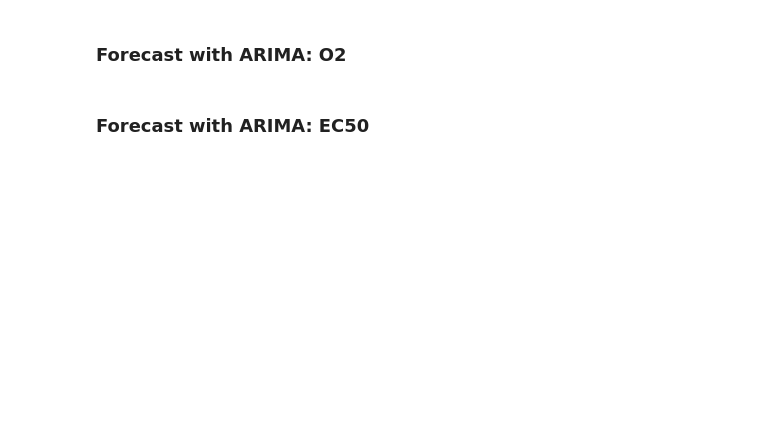
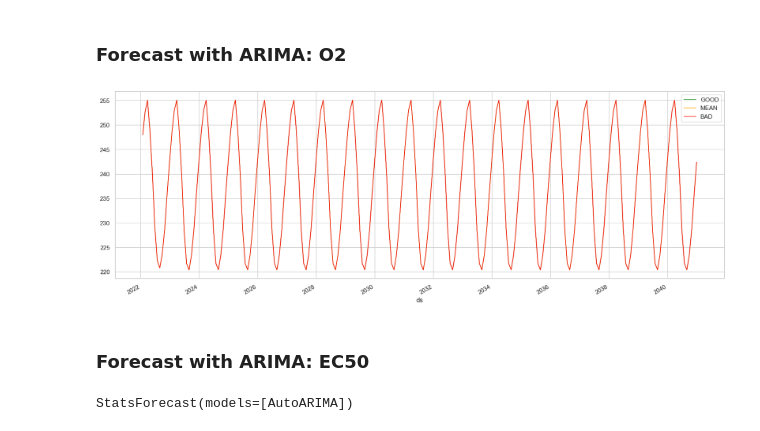
Before and after one commit to scatenag/climate_change_on_sea_urchins, a Jupyter notebook: analysis.ipynb, the cells around one changed output. Drawn from its saved outputs; the diff is of its cells as text; code cells hidden in the pictures; blank space fills up the shorter version.

```diff
--- a/analysis.ipynb
+++ b/analysis.ipynb
@@ -867,7 +867,7 @@ dtype: object
 import numpy as np
 import pandas as pd
 dataset = pd.DataFrame()
-forecast_dates = np.arange(np.datetime64("2023-01-01"), np.datetime64("2042-01-01"),  np.timedelta64(1, 'M'),  dtype='datetime64[M]')
+forecast_dates = np.arange(np.datetime64("2026-01-01"), np.datetime64("2042-01-01"),  np.timedelta64(1, 'M'),  dtype='datetime64[M]')
 dataset["Datetime"] = pd.to_datetime(forecast_dates)
 dataset["O2"] =  data_mean["O2"]
 dataset["CO2"] =  data_mean["CO2"]
@@ -1030,9 +1030,9 @@ Y_df_woEC50 = pd.DataFrame({'unique_id': np.ones(len(df)),
                      })
 
 Y_df_full = Y_df_full.rename(columns={'CO2': 'y'})
-Y_train_df = Y_df_full[Y_df_full.ds<='2022-01-01']
-Y_train_df_woEC50 = Y_df[Y_df_full.ds<='2022-01-01']
-Y_test_df_woEC50 = Y_df[Y_df_full.ds>'2022-01-01']
+Y_train_df = Y_df_full[Y_df_full.ds<='2025-12-31']
+Y_train_df_woEC50 = Y_df[Y_df_full.ds<='2025-12-31']
+Y_test_df_woEC50 = Y_df[Y_df_full.ds>'2025-12-31']
 
 scenario_bad = pd.DataFrame({'unique_id': np.ones(len(dataset_bad)),
                      'ds': dataset_bad["Datetime"],
@@ -1064,7 +1064,7 @@ scenario_mean = pd.DataFrame({'unique_id': np.ones(len(dataset_mean)),
                      'Temperature': dataset_mean["Temperature"]
                      })
 
-xreg_test = Y_df_woEC50[Y_df_full.ds>'2022-01-01']
+xreg_test = Y_df_woEC50[Y_df_full.ds>'2025-12-31']
 
 xreg_test =  pd.concat([xreg_test], ignore_index=True)
 xreg_test["ds"] = pd.date_range(start='2022-01-01', periods=len(xreg_test), freq='M')
@@ -1233,9 +1233,9 @@ Y_df_woEC50 = pd.DataFrame({'unique_id': np.ones(len(df)),
                      })
 
 Y_df_full = Y_df_full.rename(columns={'O2': 'y'})
-Y_train_df = Y_df_full[Y_df_full.ds<='2022-01-01']
-Y_train_df_woEC50 = Y_df[Y_df_full.ds<='2022-01-01']
-Y_test_df_woEC50 = Y_df[Y_df_full.ds>'2022-01-01']
+Y_train_df = Y_df_full[Y_df_full.ds<='2025-12-31']
+Y_train_df_woEC50 = Y_df[Y_df_full.ds<='2025-12-31']
+Y_test_df_woEC50 = Y_df[Y_df_full.ds>'2025-12-31']
 
 scenario_bad = pd.DataFrame({'unique_id': np.ones(len(dataset_bad)),
                      'ds': dataset_bad["Datetime"],
@@ -1267,7 +1267,7 @@ scenario_mean = pd.DataFrame({'unique_id': np.ones(len(dataset_mean)),
                      'Temperature': dataset_mean["Temperature"]
                      })
 
-xreg_test = Y_df_woEC50[Y_df_full.ds>'2022-01-01']
+xreg_test = Y_df_woEC50[Y_df_full.ds>'2025-12-31']
 
 xreg_test =  pd.concat([xreg_test], ignore_index=True)
 xreg_test["ds"] = pd.date_range(start='2022-01-01', periods=len(xreg_test), freq='M')
@@ -1312,33 +1312,35 @@ df_plot_good.columns = df_plot_good.columns.str.replace('AutoARIMA', 'GOOD')
 horizon = len(scenario_mean)
 Y_hat_df_xreg_mean = model.predict(h=horizon)
 #Y_hat_df_xreg = model.forecast(horizon)
 Y_hat_df_xreg_mean = Y_hat_df_xreg_mean.reset_index()
 df_plot_mean = pd.concat([Y_train_df, Y_hat_df_xreg_mean]).set_index('ds')
 df_plot_mean.columns = df_plot_mean.columns.str.replace('AutoARIMA', 'MEAN')
 
 
 Y_hat_df_intervals_good = model.predict(h=horizon, level=(80, 95))
 df_plot = pd.concat([Y_train_df, Y_hat_df_intervals_good]).set_index('ds')
 
 
 #We are going to plot the models againts the real values of test.
 
 fig, ax = plt.subplots(1, 1, figsize = (20, 7))
 
 #df_plot[['EC50', 'TEST']].plot(ax=ax, linewidth=10)
 df_plot_good[['GOOD']].plot(ax=ax, linewidth=1, color='green')
 df_plot_mean[['MEAN']].plot(ax=ax, linewidth=1, color='orange')
 df_plot_bad[['BAD']].plot(ax=ax, linewidth=1, color='red')
 
 dataset_good["O2"]= df_plot_good[['GOOD']]['GOOD'].array[-horizon:]
 dataset_mean["O2"] = df_plot_mean[['MEAN']]['MEAN'].array[-horizon:]
 dataset_bad["O2"] = df_plot_bad[['BAD']]['BAD'].array[-horizon:]
 
 bad = model.predict(h=horizon, level=(80, 95))
 good= model.predict(h=horizon, level=(80, 95))
 mean = model.predict(h=horizon, level=(80, 95))
 
 #plot_with_int_all(bad, "S3",mean, "S2",good, "S1", "O2", "Real O2", "O2")
+# %% [output]
+[figure, added]
 # %% [markdown]
  ### Forecast with ARIMA: EC50
 # %%
@@ -1376,9 +1378,9 @@ Y_df_woEC50 = pd.DataFrame({'unique_id': np.ones(len(df)),
                      })
 
 Y_df_full = Y_df_full.rename(columns={'EC50': 'y'})
-Y_train_df = Y_df_full[Y_df_full.ds<='2022-01-01']
-Y_train_df_woEC50 = Y_df[Y_df_full.ds<='2022-01-01']
-Y_test_df_woEC50 = Y_df[Y_df_full.ds>'2022-01-01']
+Y_train_df = Y_df_full[Y_df_full.ds<='2025-12-31']
+Y_train_df_woEC50 = Y_df[Y_df_full.ds<='2025-12-31']
+Y_test_df_woEC50 = Y_df[Y_df_full.ds>'2025-12-31']
 
 scenario_bad = pd.DataFrame({'unique_id': np.ones(len(dataset_bad)),
                      'ds': dataset_bad["Datetime"],
@@ -1410,7 +1412,7 @@ scenario_mean = pd.DataFrame({'unique_id': np.ones(len(dataset_mean)),
                      'Temperature': dataset_mean["Temperature"]
                      })
 
-xreg_test = Y_df_woEC50[Y_df_full.ds>'2022-01-01']
+xreg_test = Y_df_woEC50[Y_df_full.ds>'2025-12-31']
 
 xreg_test =  pd.concat([xreg_test], ignore_index=True)
 xreg_test["ds"] = pd.date_range(start='2022-01-01', periods=len(xreg_test), freq='M')
@@ -1429,5 +1431,7 @@ Y_train_x = Y_train_df[['unique_id', 'ds'] + exog_cols].dropna() if exog_cols el
 
 model = StatsForecast(models=models, freq='M', n_jobs=-1)
 model.fit(df=Y_train_y)
+# %% [output]
+StatsForecast(models=[AutoARIMA])
 # %%
 
```
Also changed, not shown: parts of 4 cells of this notebook.
